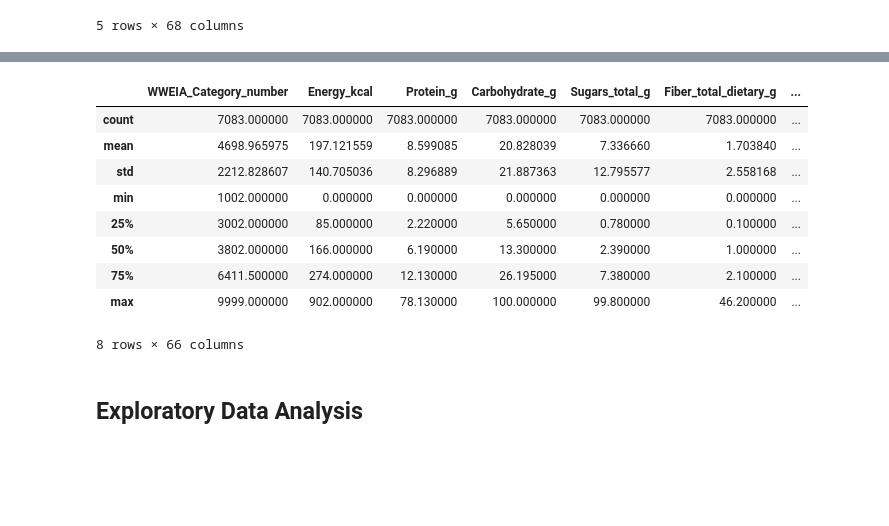
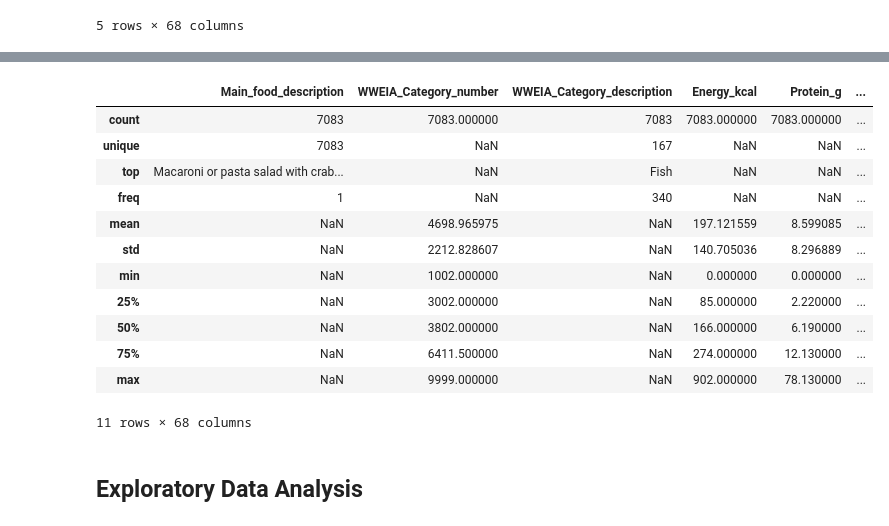
Before and after one commit to melodygr/food_data, a Jupyter notebook: WW Sugar Prediction.ipynb, the cells around one changed output, grey strips where cells are left out. Drawn from its saved outputs; the diff is of its cells as text; code cells hidden in the pictures; blank space fills up the shorter version.

```diff
--- a/WW Sugar Prediction.ipynb
+++ b/WW Sugar Prediction.ipynb
@@ -82,18 +82,21 @@ Index(['Main_food_description', 'WWEIA_Category_number',
        'Water_g'],
       dtype='object')
 # %%
-df.describe()
+df.describe(include='all')
 # %% [output]
-|  | WWEIA_Category_number | Energy_kcal | Protein_g | Carbohydrate_g | Sugars_total_g | Fiber_total_dietary_g | ... |
-| count | 7083.000000 | 7083.000000 | 7083.000000 | 7083.000000 | 7083.000000 | 7083.000000 | ... |
-| mean | 4698.965975 | 197.121559 | 8.599085 | 20.828039 | 7.336660 | 1.703840 | ... |
-| std | 2212.828607 | 140.705036 | 8.296889 | 21.887363 | 12.795577 | 2.558168 | ... |
-| min | 1002.000000 | 0.000000 | 0.000000 | 0.000000 | 0.000000 | 0.000000 | ... |
-| 25% | 3002.000000 | 85.000000 | 2.220000 | 5.650000 | 0.780000 | 0.100000 | ... |
-| 50% | 3802.000000 | 166.000000 | 6.190000 | 13.300000 | 2.390000 | 1.000000 | ... |
-| 75% | 6411.500000 | 274.000000 | 12.130000 | 26.195000 | 7.380000 | 2.100000 | ... |
-| max | 9999.000000 | 902.000000 | 78.130000 | 100.000000 | 99.800000 | 46.200000 | ... |
+|  | Main_food_description | WWEIA_Category_number | WWEIA_Category_description | Energy_kcal | Protein_g | ... |
+| count | 7083 | 7083.000000 | 7083 | 7083.000000 | 7083.000000 | ... |
+| unique | 7083 | NaN | 167 | NaN | NaN | ... |
+| top | Macaroni or pasta salad with crab... | NaN | Fish | NaN | NaN | ... |
+| freq | 1 | NaN | 340 | NaN | NaN | ... |
+| mean | NaN | 4698.965975 | NaN | 197.121559 | 8.599085 | ... |
+| std | NaN | 2212.828607 | NaN | 140.705036 | 8.296889 | ... |
+| min | NaN | 1002.000000 | NaN | 0.000000 | 0.000000 | ... |
+| 25% | NaN | 3002.000000 | NaN | 85.000000 | 2.220000 | ... |
+| 50% | NaN | 3802.000000 | NaN | 166.000000 | 6.190000 | ... |
+| 75% | NaN | 6411.500000 | NaN | 274.000000 | 12.130000 | ... |
+| max | NaN | 9999.000000 | NaN | 902.000000 | 78.130000 | ... |
-8 rows × 66 columns
+11 rows × 68 columns
 # %% [markdown]
 ## Exploratory Data Analysis
 # %% [markdown]
```
Also changed, not shown: parts of 24 cells of this notebook.
